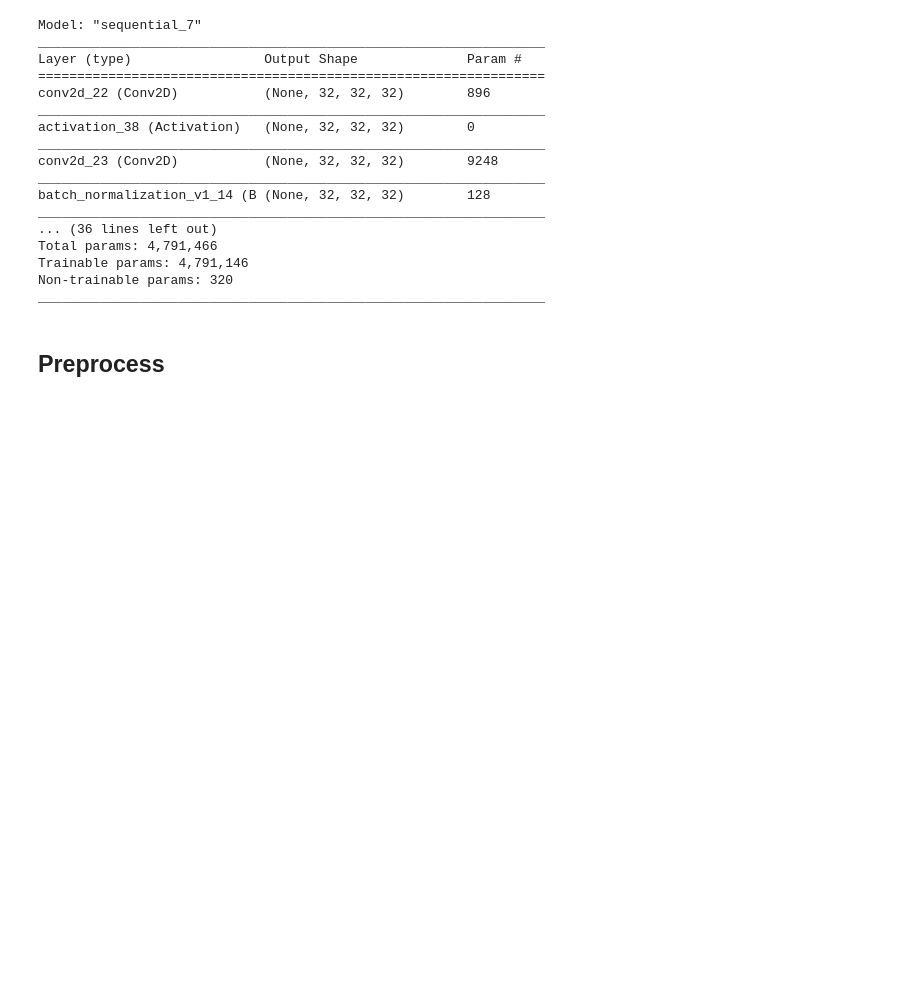
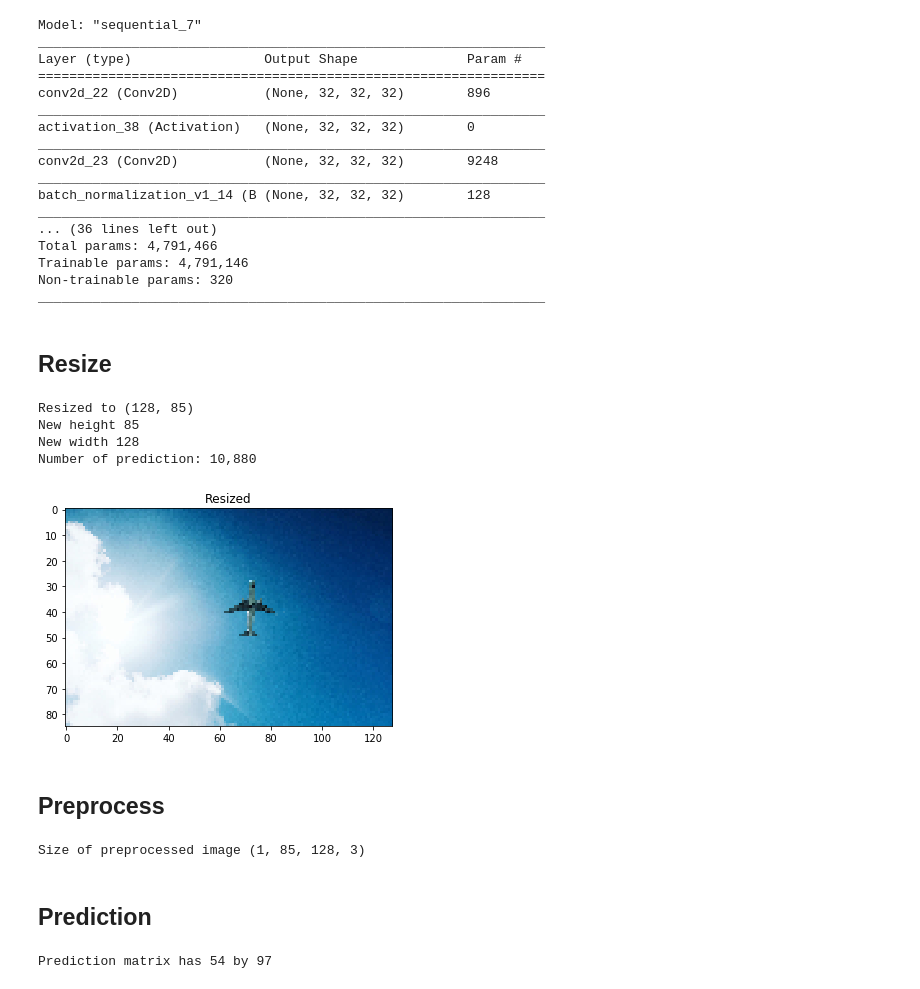
Before and after one commit to basharbme/object_detection, a Jupyter notebook: notebooks/object_detection.ipynb, the cells around one changed output. Saved outputs shown, nothing was run; the diff lists cells and outputs as text; code cells hidden in the pictures; blank space fills up the shorter version.

```diff
--- a/notebooks/object_detection.ipynb
+++ b/notebooks/object_detection.ipynb
@@ -25,20 +25,23 @@ model_path_1 = "C:/Users/yukic/OneDrive/git/object_detection/models/model_2.h5"
 input_size = 32
 channel = 3
 
+# we divide the image with the below value to get a lower resolution image
+RESIZE = 32
+
 cutoff = 0.999
 
-# filename_1 = 'idx_matrix_x32_airplane_02_model_2.sav'
-# filename_2 = 'prob_matrix_x32_airplane_02_model_2.sav'
+filename_1 = 'idx_matrix_x32_airplane_02_model_2.sav'
+filename_2 = 'prob_matrix_x32_airplane_02_model_2.sav'
 
-# imagename_1 = "max_prob_matrix_airplane_02_model2"
-# imagename_2 = "target_prob_matrix_airplane_02_model2"
-# imagename_3 = "multi_box_airplane_02_model2"
-# imagename_4 = "single_box_airplane_02_model2"
+imagename_1 = "max_prob_matrix_airplane_02_model2"
+imagename_2 = "target_prob_matrix_airplane_02_model2"
+imagename_3 = "multi_box_airplane_02_model2"
+imagename_4 = "single_box_airplane_02_model2"
 
-# title_1 = "Max probs matrix (Model 2)"
-# title_2 = "Target probs matrix (Model 2)"
-# title_3 = "Bounding boxes extraction (Model 2)"
-# title_4 = "Model 2"
+title_1 = "Max probs matrix (Model 2)"
+title_2 = "Target probs matrix (Model 2)"
+title_3 = "Bounding boxes extraction (Model 2)"
+title_4 = "Model 2"
 # %% [markdown]
 ## Load images
 # %%
@@ -77,5 +82,27 @@ Total params: 4,791,466
 Trainable params: 4,791,146
 Non-trainable params: 320
 _________________________________________________________________
+# %% [markdown]
+## Resize
+# %%
+# resize (PIL resize is (width, height), not (height, width))
+new_width = img_1.size[0] // RESIZE
+new_height = img_1.size[1] // RESIZE
+img_1_x = img_1.resize((new_width, new_height))
+
+print("Resized to", img_1_x.size)
+print("New height", new_height)
+print("New width", new_width)
+print("Number of prediction: {:,}".format(new_height*new_width))
+
+plt.imshow(img_1_x)
+plt.title("Resized")
+plt.show()
+# %% [output]
+Resized to (128, 85)
+New height 85
+New width 128
+Number of prediction: 10,880
+[figure, added]
 # %% [markdown]
 ## Preprocess
@@ -92,0 +109,20 @@ img_1_proc /= 255
+# %%
+img_1_x_ar = np.array(img_1_x)
+
+# in numpy, we operate by first height, second width
+img_1_x_proc = img_1_x_ar.reshape((-1, new_height, new_width, channel))
+img_1_x_proc = img_1_x_proc.astype("float32")
+img_1_x_proc /= 255
+
+print("Size of preprocessed image", img_1_x_proc.shape)
+# %% [output]
+Size of preprocessed image (1, 85, 128, 3)
+# %% [markdown]
+## Prediction
+# %%
+# update prediction range
+pred_height = new_height - input_size + 1
+pred_width = new_width - input_size + 1
+print("Prediction matrix has {} by {}".format(pred_height, pred_width))
+# %% [output]
+Prediction matrix has 54 by 97
```
Also changed, not shown: parts of 19 cells of this notebook.
